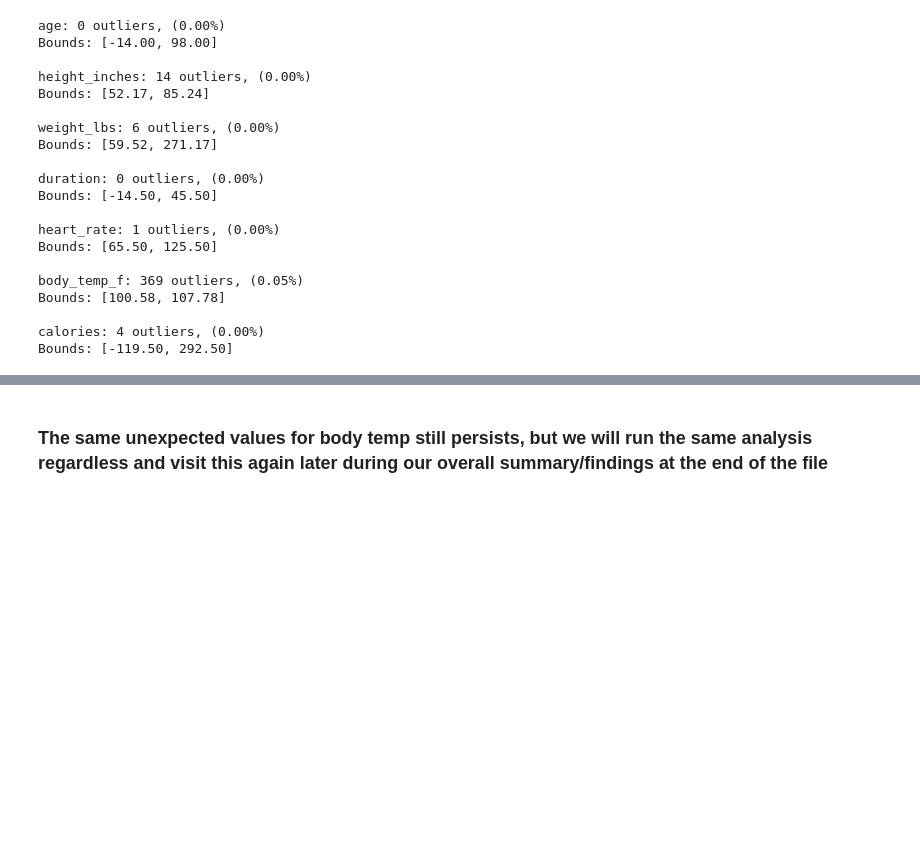
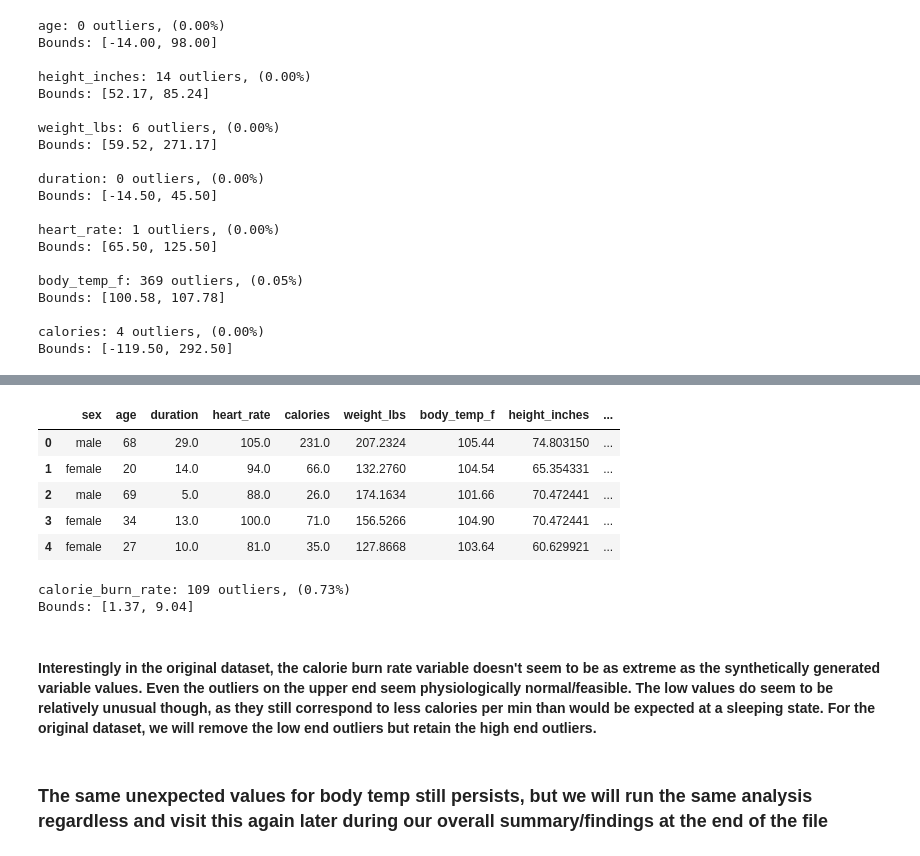
Before and after one commit to ashton-berret/calorie-expenditure-prediction, a Jupyter notebook: notebooks/01_data_exploration.ipynb, the cells around one changed output, grey strips where cells are left out. Drawn from its saved outputs; the diff is of its cells as text; code cells hidden in the pictures; blank space fills up the shorter version.

```diff
--- a/notebooks/01_data_exploration.ipynb
+++ b/notebooks/01_data_exploration.ipynb
@@ -922,0 +995,15 @@ Bounds: [-119.50, 292.50]
+# %%
+print("\n===== Duration-Calorie Relationship Analysis =====")
+og_df['calorie_burn_rate'] = og_df['calories'] / og_df['duration']
+
+print("Highest calorie rates (cal/min):")
+print(og_df.nlargest(10, 'calorie_burn_rate')[['duration', 'calories', 'calorie_burn_rate']])
+
+print("\nLowest calorie rates (cal/min):")
+print(og_df.nsmallest(10, 'calorie_burn_rate')[['duration', 'calories', 'calorie_burn_rate']])
+
+
+print(f"\nCalorie rate statistics:")
+print(f"Mean: {og_df['calorie_burn_rate'].mean():.2f} cal/min")
+print(f"Std: {og_df['calorie_burn_rate'].std():.2f} cal/min")
+print(f"Range: {og_df['calorie_burn_rate'].min():.2f} - {og_df['calorie_burn_rate'].max():.2f}")
@@ -923,3 +1028,21 @@ Bounds: [-119.50, 292.50]
+# %%
+og_df.head()
+# %% [output]
+|  | sex | age | duration | heart_rate | calories | weight_lbs | body_temp_f | height_inches | ... |
+| 0 | male | 68 | 29.0 | 105.0 | 231.0 | 207.2324 | 105.44 | 74.803150 | ... |
+| 1 | female | 20 | 14.0 | 94.0 | 66.0 | 132.2760 | 104.54 | 65.354331 | ... |
+| 2 | male | 69 | 5.0 | 88.0 | 26.0 | 174.1634 | 101.66 | 70.472441 | ... |
+| 3 | female | 34 | 13.0 | 100.0 | 71.0 | 156.5266 | 104.90 | 70.472441 | ... |
+| 4 | female | 27 | 10.0 | 81.0 | 35.0 | 127.8668 | 103.64 | 60.629921 | ... |
+# %%
+outliers, lower, upper = detect_outliers_iqr(og_df, 'calorie_burn_rate')
+print(f'calorie_burn_rate: {len(outliers)} outliers, ({(len(outliers) / len(og_df)) * 100:.2f}%)')
+print(f'Bounds: [{lower:.2f}, {upper:.2f}]')
+# %% [output]
+calorie_burn_rate: 109 outliers, (0.73%)
+Bounds: [1.37, 9.04]
+# %% [markdown]
+#### Interestingly in the original dataset, the calorie burn rate variable doesn't seem to be as extreme as the synthetically generated variable values. Even the outliers on the upper end seem physiologically normal/feasible. The low values do seem to be relatively unusual though, as they still correspond to less calories per min than would be expected at a sleeping state. For the original dataset, we will remove the low end outliers but retain the high end outliers.
 # %% [markdown]
 ### The same unexpected values for body temp still persists, but we will run the same analysis regardless and visit this again later during our overall summary/findings at the end of the file
 # %%
```
Also changed, not shown: parts of 12 cells of this notebook, 6 other files.
